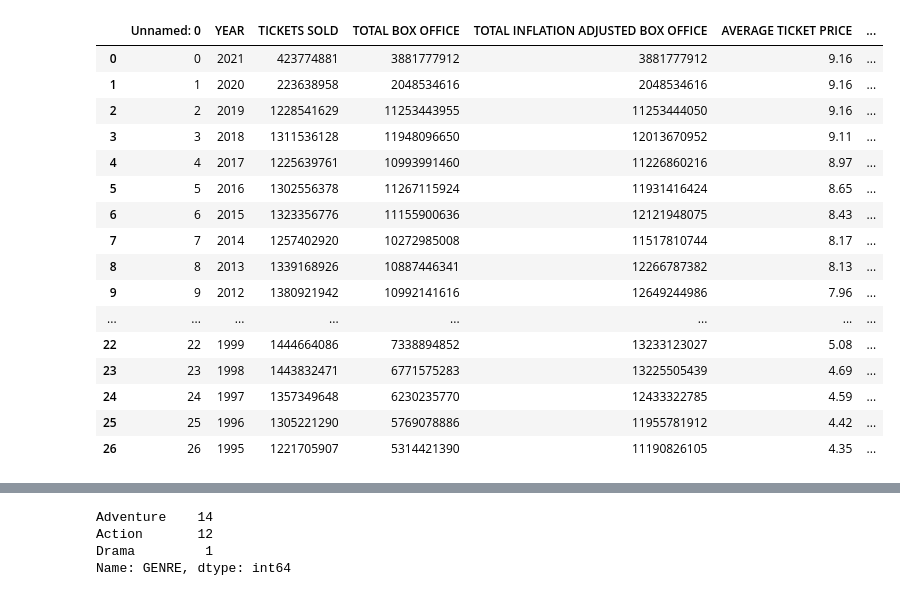
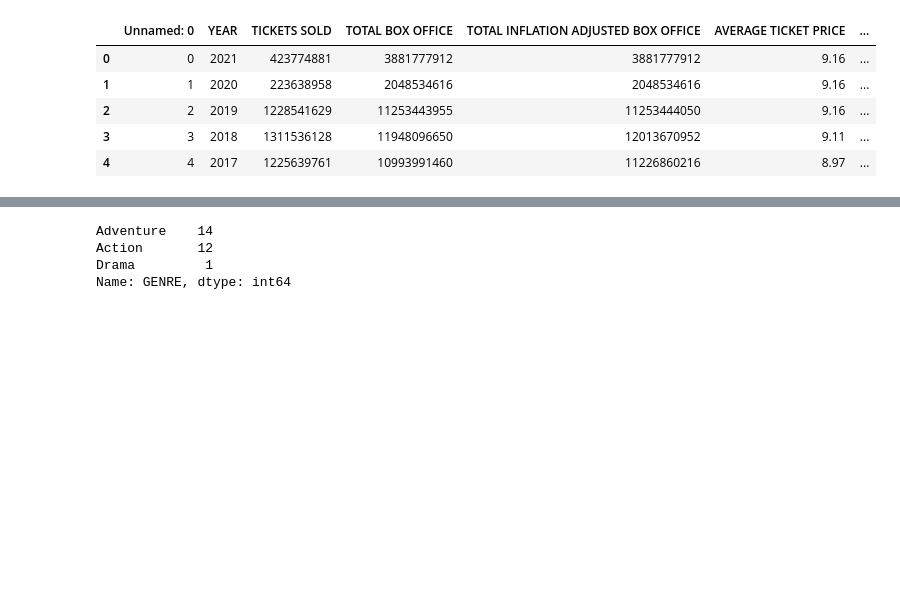
Before and after one commit to EmpressBelless/HollywoodTheatre95-21, a Jupyter notebook: HighestGrossingplussales.ipynb, the cells around one changed output, grey strips where cells are left out. Cells and saved outputs as stored; diff of their text form; code cells hidden in the pictures; blank space fills up the shorter version.

```diff
--- a/HighestGrossingplussales.ipynb
+++ b/HighestGrossingplussales.ipynb
@@ -10,23 +10,12 @@ ticketsales2 = pd.read_csv('../TicketSales_cleaned.csv')
 highestgrosser
 highestgrosser['TICKETS SOLD'] = highestgrosser['TICKETS SOLD'].replace(',','', regex=True)
 # %%
-ticketsales2
+ticketsales2.head()
 # %% [output]
 |  | Unnamed: 0 | YEAR | TICKETS SOLD | TOTAL BOX OFFICE | TOTAL INFLATION ADJUSTED BOX OFFICE | AVERAGE TICKET PRICE | ... |
 | 0 | 0 | 2021 | 423774881 | 3881777912 | 3881777912 | 9.16 | ... |
 | 1 | 1 | 2020 | 223638958 | 2048534616 | 2048534616 | 9.16 | ... |
 | 2 | 2 | 2019 | 1228541629 | 11253443955 | 11253444050 | 9.16 | ... |
 | 3 | 3 | 2018 | 1311536128 | 11948096650 | 12013670952 | 9.11 | ... |
 | 4 | 4 | 2017 | 1225639761 | 10993991460 | 11226860216 | 8.97 | ... |
-| 5 | 5 | 2016 | 1302556378 | 11267115924 | 11931416424 | 8.65 | ... |
-| 6 | 6 | 2015 | 1323356776 | 11155900636 | 12121948075 | 8.43 | ... |
-| 7 | 7 | 2014 | 1257402920 | 10272985008 | 11517810744 | 8.17 | ... |
-| 8 | 8 | 2013 | 1339168926 | 10887446341 | 12266787382 | 8.13 | ... |
-| 9 | 9 | 2012 | 1380921942 | 10992141616 | 12649244986 | 7.96 | ... |
-| ... | ... | ... | ... | ... | ... | ... | ... |
-| 22 | 22 | 1999 | 1444664086 | 7338894852 | 13233123027 | 5.08 | ... |
-| 23 | 23 | 1998 | 1443832471 | 6771575283 | 13225505439 | 4.69 | ... |
-| 24 | 24 | 1997 | 1357349648 | 6230235770 | 12433322785 | 4.59 | ... |
-| 25 | 25 | 1996 | 1305221290 | 5769078886 | 11955781912 | 4.42 | ... |
-| 26 | 26 | 1995 | 1221705907 | 5314421390 | 11190826105 | 4.35 | ... |
 # %%
```
Also changed, not shown: parts of 23 cells of this notebook, 1 other file.
